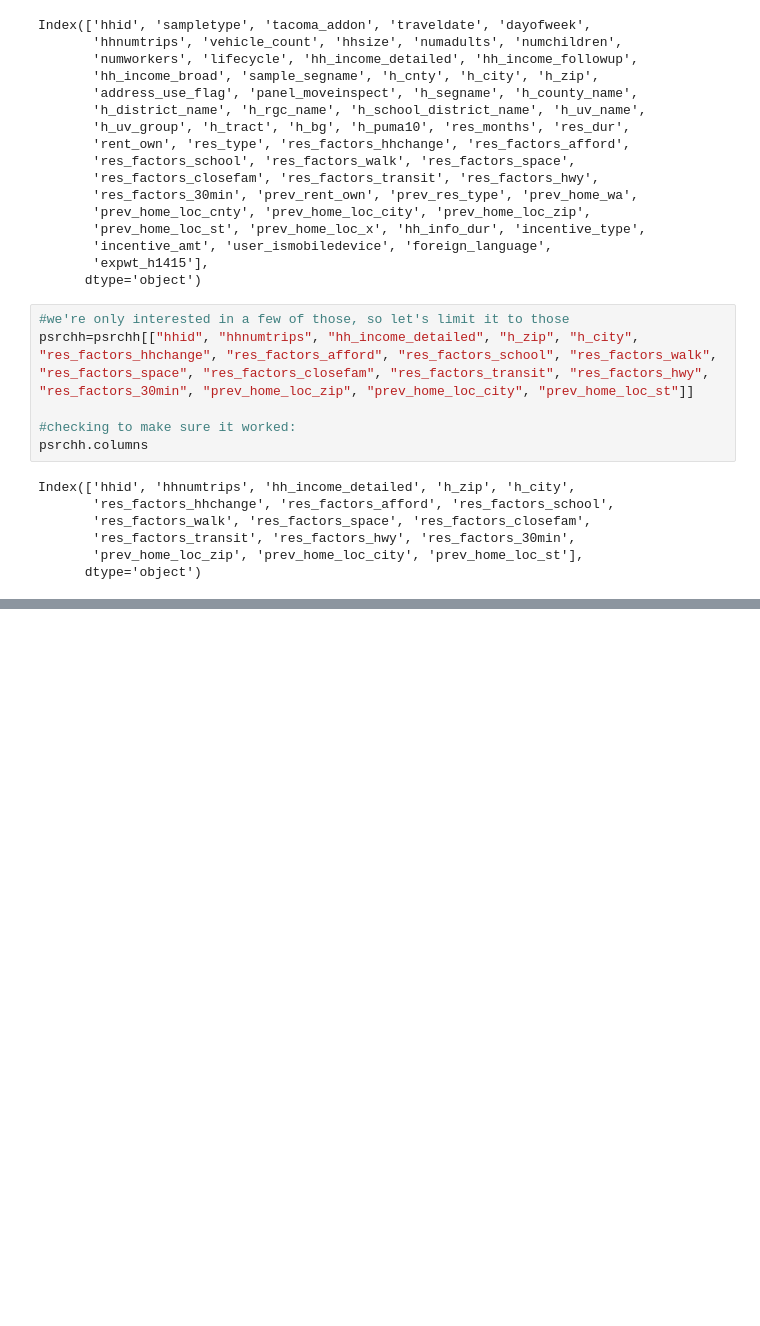
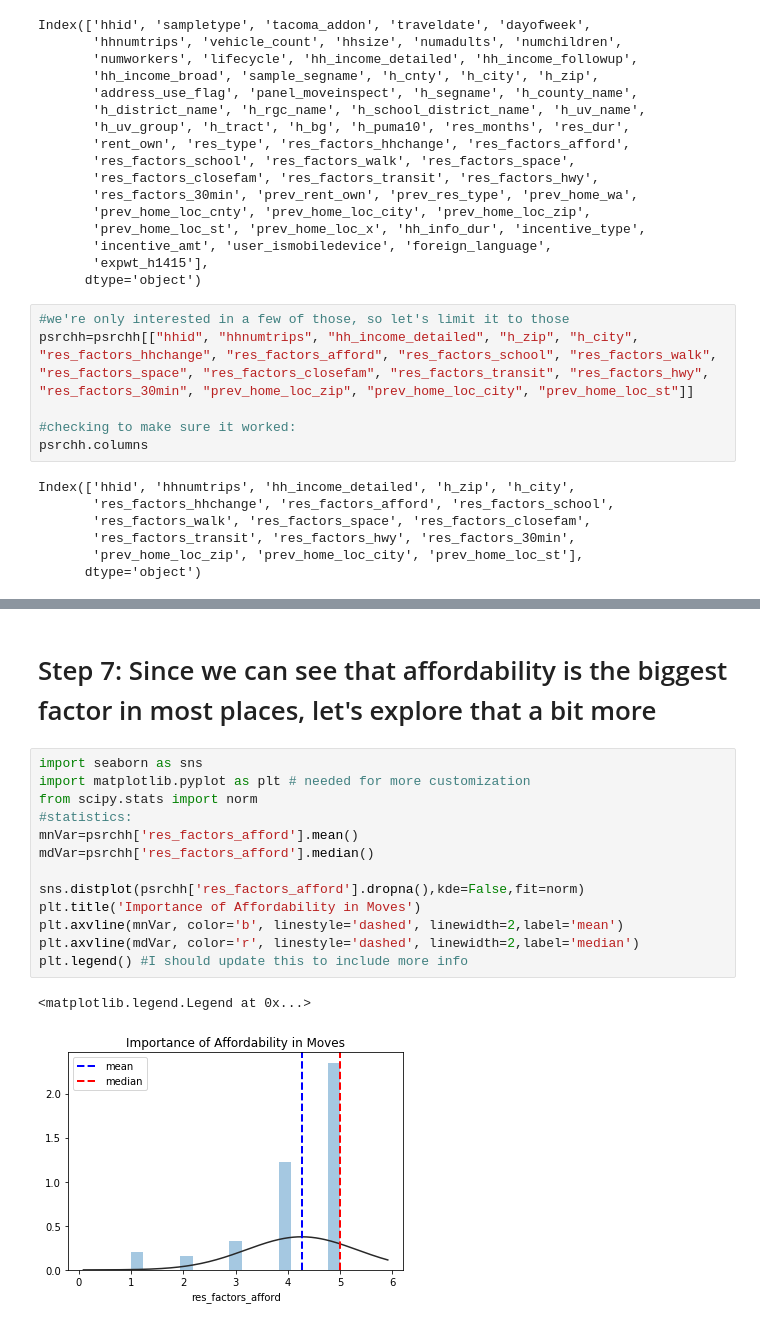
Before and after one commit to geeoffgoond/PROJECT, a Jupyter notebook: project.ipynb, the cells around one changed output, grey strips where cells are left out. Saved outputs shown, nothing was run; the diff lists cells and outputs as text; blank space fills up the shorter version.

```diff
--- a/project.ipynb
+++ b/project.ipynb
@@ -63,0 +440,18 @@ HTTPError: HTTP Error 404: Not Found
+# %% [markdown]
+# Step 7: Since we can see that affordability is the biggest factor in most places, let's explore that a bit more
+# %%
+import seaborn as sns
+import matplotlib.pyplot as plt # needed for more customization
+from scipy.stats import norm
+#statistics:
+mnVar=psrchh['res_factors_afford'].mean()
+mdVar=psrchh['res_factors_afford'].median()
+
+sns.distplot(psrchh['res_factors_afford'].dropna(),kde=False,fit=norm)
+plt.title('Importance of Affordability in Moves')
+plt.axvline(mnVar, color='b', linestyle='dashed', linewidth=2,label='mean')
+plt.axvline(mdVar, color='r', linestyle='dashed', linewidth=2,label='median')
+plt.legend() #I should update this to include more info
+# %% [output]
+<matplotlib.legend.Legend at 0x...>
+[figure, added]
```
Also changed, not shown: parts of 36 cells of this notebook.
